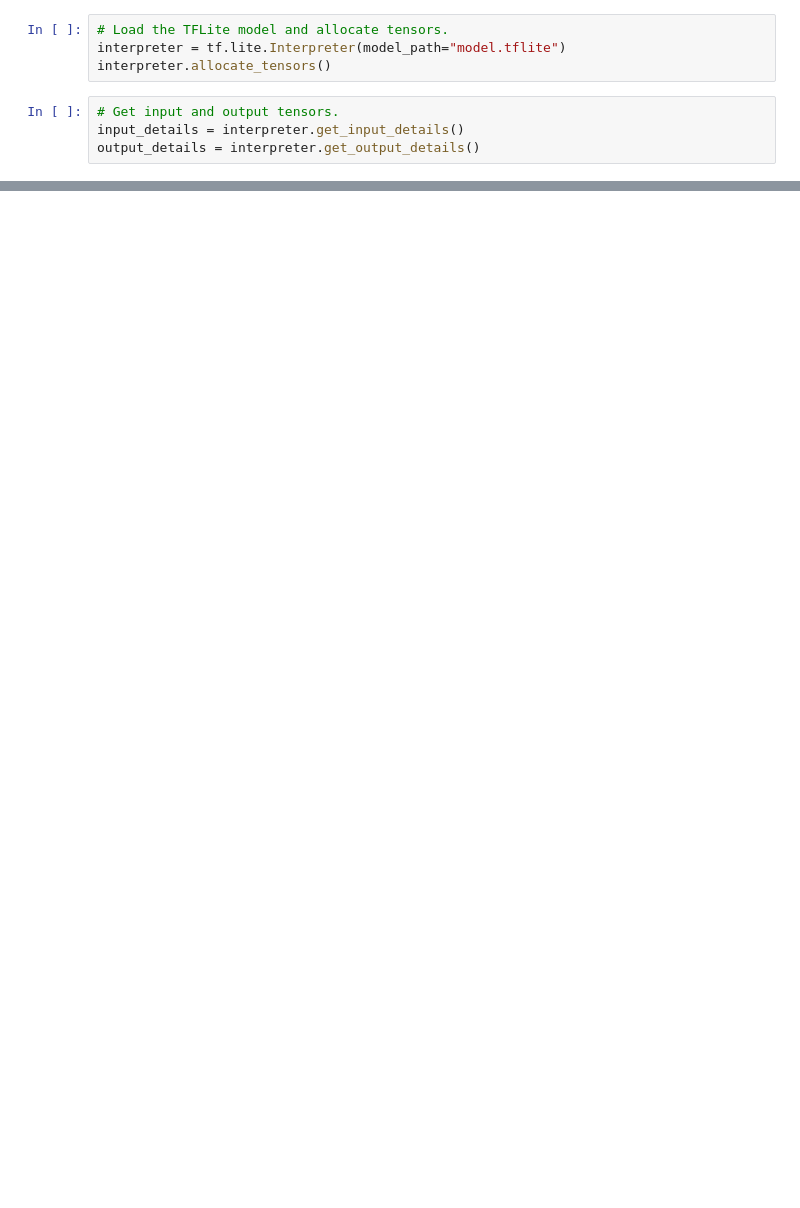
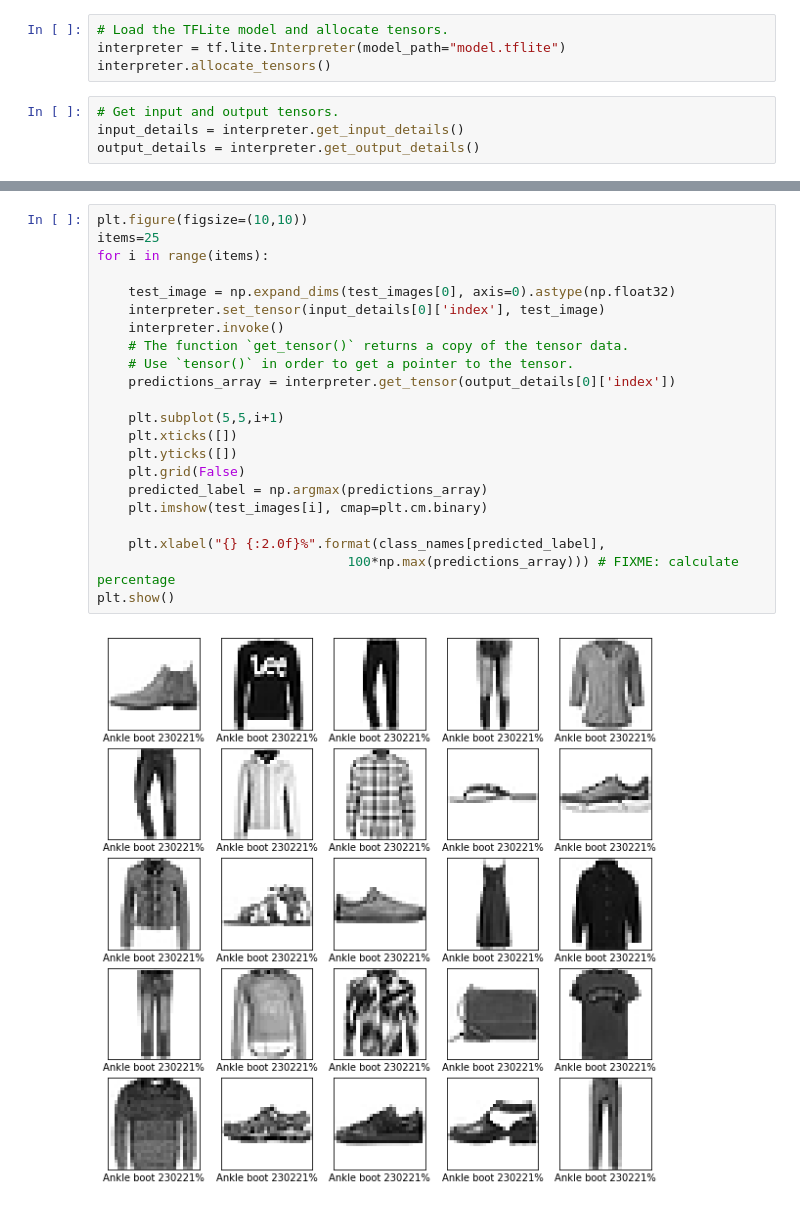
Before and after one commit to henrythasler/tensorflow-playground, a Jupyter notebook: Basic clothing classification/inference.ipynb, the cells around one changed output, grey strips where cells are left out. Cells and saved outputs as stored; diff of their text form; blank space fills up the shorter version.

```diff
--- a/Basic clothing classification/inference.ipynb
+++ b/Basic clothing classification/inference.ipynb
@@ -26,0 +46,24 @@ print(output_data)
+# %%
+plt.figure(figsize=(10,10))
+items=25
+for i in range(items):
+
+    test_image = np.expand_dims(test_images[0], axis=0).astype(np.float32)
+    interpreter.set_tensor(input_details[0]['index'], test_image)
+    interpreter.invoke()
+    # The function `get_tensor()` returns a copy of the tensor data.
+    # Use `tensor()` in order to get a pointer to the tensor.
+    predictions_array = interpreter.get_tensor(output_details[0]['index'])
+
+    plt.subplot(5,5,i+1)
+    plt.xticks([])
+    plt.yticks([])
+    plt.grid(False)
+    predicted_label = np.argmax(predictions_array)
+    plt.imshow(test_images[i], cmap=plt.cm.binary)
+
+    plt.xlabel("{} {:2.0f}%".format(class_names[predicted_label],
+                                100*np.max(predictions_array))) # FIXME: calculate percentage
+plt.show()
+# %% [output]
+[figure, added]
```
Also changed, not shown: parts of 8 cells of this notebook, 5 other files.
